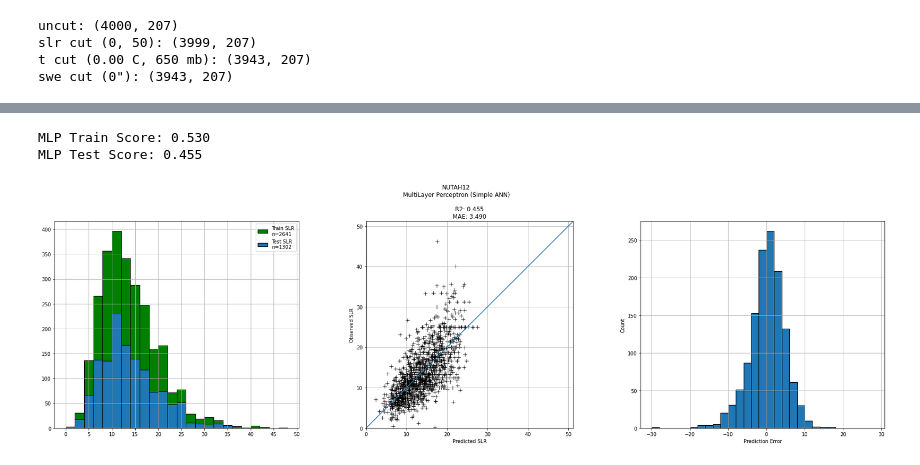
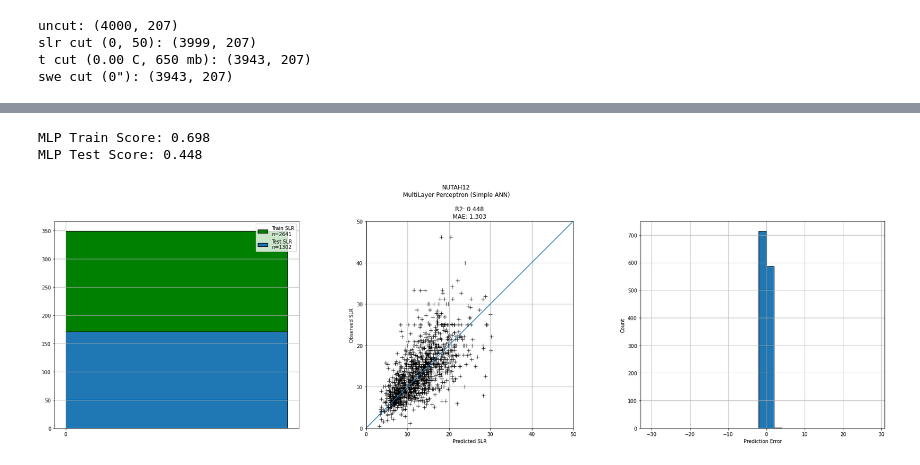
Before and after one commit to m-wessler/snow-liquid-ratio, a Jupyter notebook: core/train_experiment.ipynb, the cells around one changed output, grey strips where cells are left out. Drawn from its saved outputs; the diff is of its cells as text; code cells hidden in the pictures.

```diff
--- a/core/train_experiment.ipynb
+++ b/core/train_experiment.ipynb
@@ -28,7 +28,7 @@ use_surface = False
 # NUTAH group use 750 mb, BNSF use 750?
 min_level, max_level = 200, 750
 
-keep_key_types = ['T']#, 'Q', 'SPD']# 'VO', 'Z', 'DIR', 'U', 'V', 'R'
+keep_key_types = ['T', 'Q', 'SPD']# 'VO', 'Z', 'DIR', 'U', 'V', 'R'
 drop_key_types = []
 
 # group_label, site_list, interval = 'BNSF24', ['BSNFEX', 'BSNFJE', 'BSNFDC'], 24
@@ -150,11 +148,13 @@ pairplot_mp = partial(pairplot, plot_data=df, label=group_label)
 #     p.join()
 # %%
 # Remove SWE after plotting if not using as a predictor
-df.pop('swe_mm');
+# df.pop('swe_mm');
+# %%
+df['slr'] = np.log(df['slr'])
 # %%
 # int(slr) for stratification (> 1 ct per class label)
 df = df.dropna()
-fac = 10
+fac = 4
 slr_strata = np.round(df['slr']/fac, 0)*fac
 slr_strata.value_counts()
 # %% [output]
@@ -578,38 +552,41 @@ maxslr = y_test.max() if y_test.max() > y_train.max() else y_train.max()
 ax.hist(y_train, bins=np.arange(0, maxslr, 2), color='g', edgecolor='k', alpha=1.0, label='Train SLR\nn=%d'%len(y_train))
 ax.hist(y_test, bins=np.arange(0, maxslr, 2), color='C0', edgecolor='k', alpha=1.0, label='Test SLR\nn=%d'%len(y_test))
 ax.legend()
 
 ax.set_xticks(np.arange(0, maxslr+1, 5))
 ax.set_xticklabels(np.arange(0, maxslr+1, 5).astype(int))
 ax.grid()
 
 ax = axs[1]
 maxslr = test_predictions.max() if test_predictions.max() > y_test.max() else y_test.max()
 maxslr += 5
-ax.scatter(test_predictions, y_test, c='k', s=50, marker='+', linewidth=0.75)
+
+ax.scatter(np.exp(test_predictions), np.exp(y_test), c='k', s=50, marker='+', linewidth=0.75)
+maxslr=50
+
 ax.set_ylabel('Observed SLR')
 ax.set_xlabel('Predicted SLR')
 ax.plot([0, maxslr], [0, maxslr])
 ax.set_xlim([0, maxslr])
 ax.set_ylim([0, maxslr])
 ax.set_aspect('equal')
 ax.grid()
-axs[1].set_title('R2: %.3f\nMAE: %.3f'%(mlp_test_score, mlp_mae))
+axs[1].set_title('R2: %.3f\nMAE: %.3f'%(mlp_test_score, np.exp(mlp_mae)))
 
 ax = axs[2]
 error = test_predictions - y_test
 ax.hist(error, bins=np.arange(-30, 30, 2), edgecolor='k')
 ax.set_xlabel('Prediction Error')
 ax.set_ylabel('Count')
 ax.grid()
 
 fig.subplots_adjust(top=.85)
 fig.suptitle('%s\nMultiLayer Perceptron (Simple ANN)'%(group_label))
 plt.show()
 # %% [output]
-MLP Train Score: 0.530
-MLP Test Score: 0.455
+MLP Train Score: 0.698
+MLP Test Score: 0.448
-[figure, old version]
+[figure, new version]
 # %%
 from sklearn.svm import SVR
 
```
Also changed, not shown: parts of 15 cells of this notebook.
